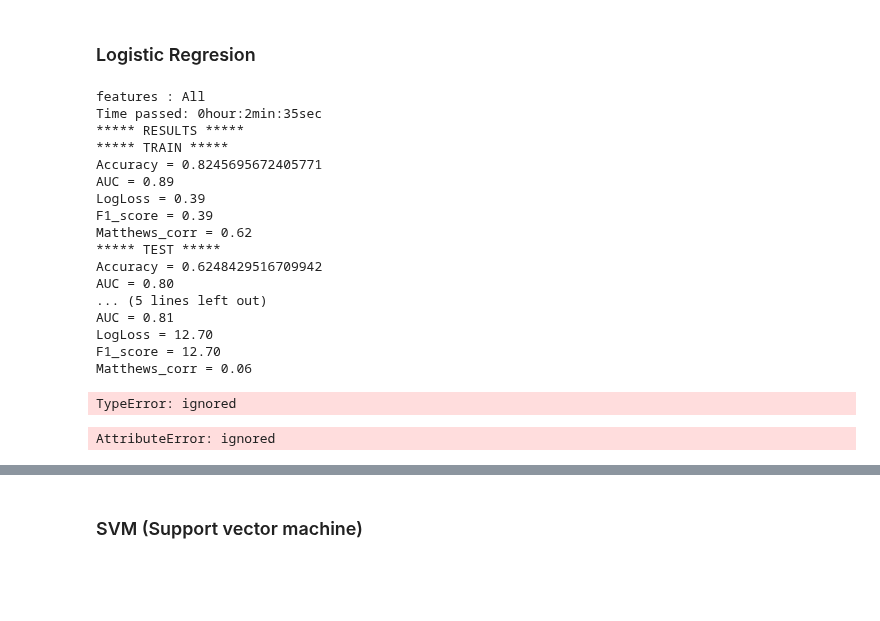
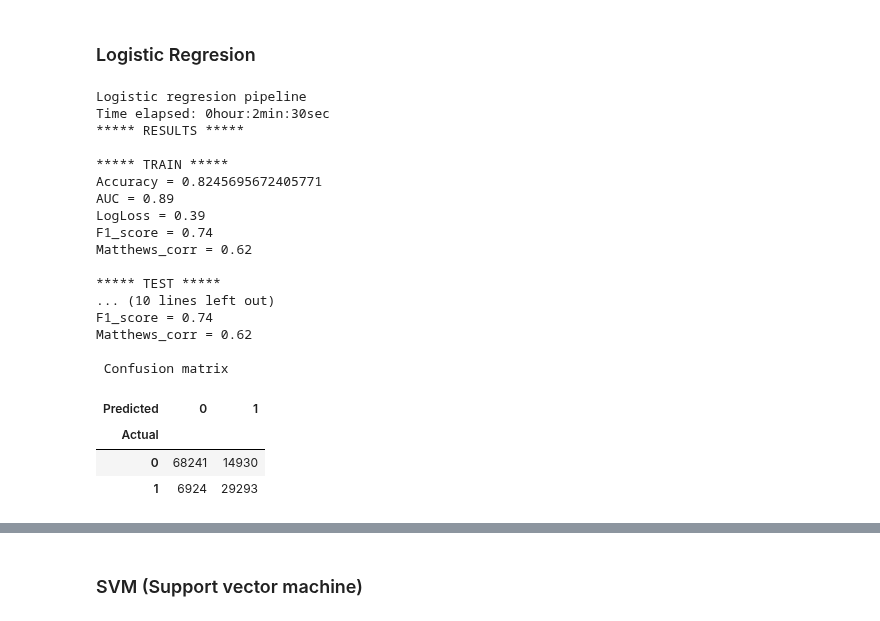
Before and after one commit to alejandromanas/GoogleColab_public, a Jupyter notebook: bookings/code/bookings.ipynb, the cells around one changed output, grey strips where cells are left out. Saved outputs shown, nothing was run; the diff lists cells and outputs as text; code cells hidden in the pictures; blank space fills up the shorter version.

```diff
--- a/bookings/code/bookings.ipynb
+++ b/bookings/code/bookings.ipynb
@@ -308,7 +308,7 @@ def tac():
   t_sec = round(time.time() - _start_time)
   (t_min, t_sec) = divmod(t_sec,60)
   (t_hour,t_min) = divmod(t_min,60)
-  time_elapsed=print('Time passed: {}hour:{}min:{}sec'.format(t_hour,t_min,t_sec))
+  time_elapsed=print('Time elapsed: {}hour:{}min:{}sec'.format(t_hour,t_min,t_sec))
 
 # Metrics function
 
@@ -330,12 +330,12 @@ def clf_metrics(X,y,model):
 
   # F1-score
   F1_score = metrics.f1_score(y, y_pred)
-  print('F1_score = %0.2f' % Logloss)
+  print('F1_score = %0.2f' % F1_score)
 
   # Mathews correlation
   matthews_corr = metrics.matthews_corrcoef(y, y_pred)
   print('Matthews_corr = %0.2f' % matthews_corr)
-  #return y_pred,y_prob
+  return y_pred,y_prob
 
 X=[]
 y=[]
@@ -360,22 +360,9 @@ X=pd.get_dummies(X,drop_first=True)
 X_train, X_test, y_train, y_test = train_test_split(X, y, test_size=0.10, random_state=42)
 y_train= y_train.to_numpy().ravel()
 # %%
-# ALL features
-
-features = 'All'
-
-print('features :',features)
-
-#clf_log_reg = LogisticRegression(random_state=0, solver='lbfgs',max_iter=1000)
-#clf_log_reg=clf_log_reg.fit(X_train,y_train)
-#y_pred = clf_log_reg.predict(X_train)
-
-#print('coefficient:',clf.coef_)
-#print('intercept:',clf.intercept_)
-
-#y_pred.shape
-
 # Logistic regresion using pipeline with SantandarScaler & Stratified crossValidation
+# scoring AUC
+print('Logistic regresion pipeline')
 
 def f_pipe_CV_logreg(X,Y):
   tic() #time mesure
@@ -384,63 +371,52 @@ def f_pipe_CV_logreg(X,Y):
   sscaler = preprocessing.StandardScaler()
   log_reg = LogisticRegression(random_state=seed, solver='lbfgs', max_iter=1000)
   kfold = model_selection.StratifiedKFold(n_splits=3, random_state=seed, shuffle=True)
 
   #pipe_logreg = make_pipeline('sscaler',sscaler,'log_reg',log_reg)
   pipe_logreg = Pipeline([
     ('sscaler',sscaler),
     ('clf',log_reg)])
 
   results_pipe_logreg = cross_val_score(pipe_logreg, X_train, y_train, cv=kfold, scoring=scoring)
 
   model_pipe_logreg=pipe_logreg.fit(X_train,y_train)
   tac()
   return model_pipe_logreg,results_pipe_logreg
 
 model_pipe_logreg, results_pipe_logreg = f_pipe_CV_logreg(X_train,y_train)
 
-# Metrics
+# print metrics
 
-print('***** RESULTS ***** \n***** TRAIN *****')
-clf_metrics(X_train,y_train,model_pipe_logreg)
+print('***** RESULTS ***** \n\n***** TRAIN *****')
+y_pred_train,y_prob_train=clf_metrics(X_train,y_train,model_pipe_logreg)
 
-print('***** TEST *****')
-clf_metrics(X_test,y_test,model_pipe_logreg)
+print('\n***** TEST *****')
+y_pred_test,y_prob_test=clf_metrics(X_test,y_test,model_pipe_logreg)
 
-print('***** ALL DATA *****')
-y_pred,y_prob=clf_metrics(X,y,model_pipe_logreg)
+print('\n***** ALL DATA *****')
+y_pred_all,y_prob_all=clf_metrics(X,y,model_pipe_logreg)
 
 print('\n Confusion matrix')
-pd.crosstab(y_pred, y_train, rownames=['Actual'], colnames=['Predicted'])
+pd.crosstab(y_pred_all, y, rownames=['Actual'], colnames=['Predicted'])
 # %% [output]
-features : All
-Time passed: 0hour:2min:35sec
+Logistic regresion pipeline
+Time elapsed: 0hour:2min:30sec
 ***** RESULTS *****
+
 ***** TRAIN *****
 Accuracy = 0.8245695672405771
 AUC = 0.89
 LogLoss = 0.39
-F1_score = 0.39
+F1_score = 0.74
 Matthews_corr = 0.62
+
 ***** TEST *****
-Accuracy = 0.6248429516709942
-AUC = 0.80
-... (5 lines left out)
-AUC = 0.81
-LogLoss = 12.70
-F1_score = 12.70
-Matthews_corr = 0.06
+... (10 lines left out)
+F1_score = 0.74
+Matthews_corr = 0.62
+
+ Confusion matrix
-TypeError: ignored
+| Predicted | 0 | 1 |
+| Actual |  |  |
+| 0 | 68241 | 14930 |
+| 1 | 6924 | 29293 |
-# %%
-#KBest
-
-from sklearn.datasets import load_digits
-from sklearn.feature_selection import SelectKBest, chi2
-
-X_train.shape
-
-X_new = SelectKBest(chi2, k=20).fit_transform(X_train, y_train)
-X_new.shape
-list(X_new)
-X_new.scores_
-# %% [output]
-AttributeError: ignored
```
Also changed, not shown: parts of 1 cell of this notebook.
